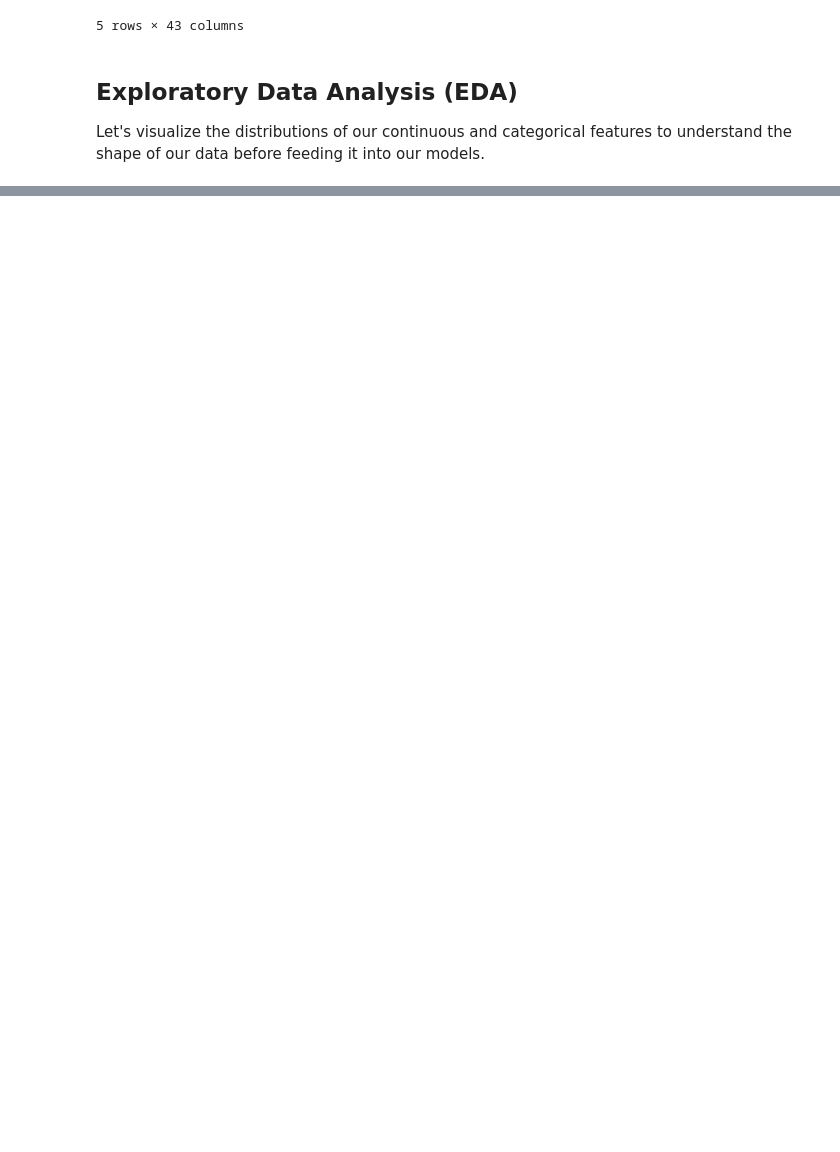
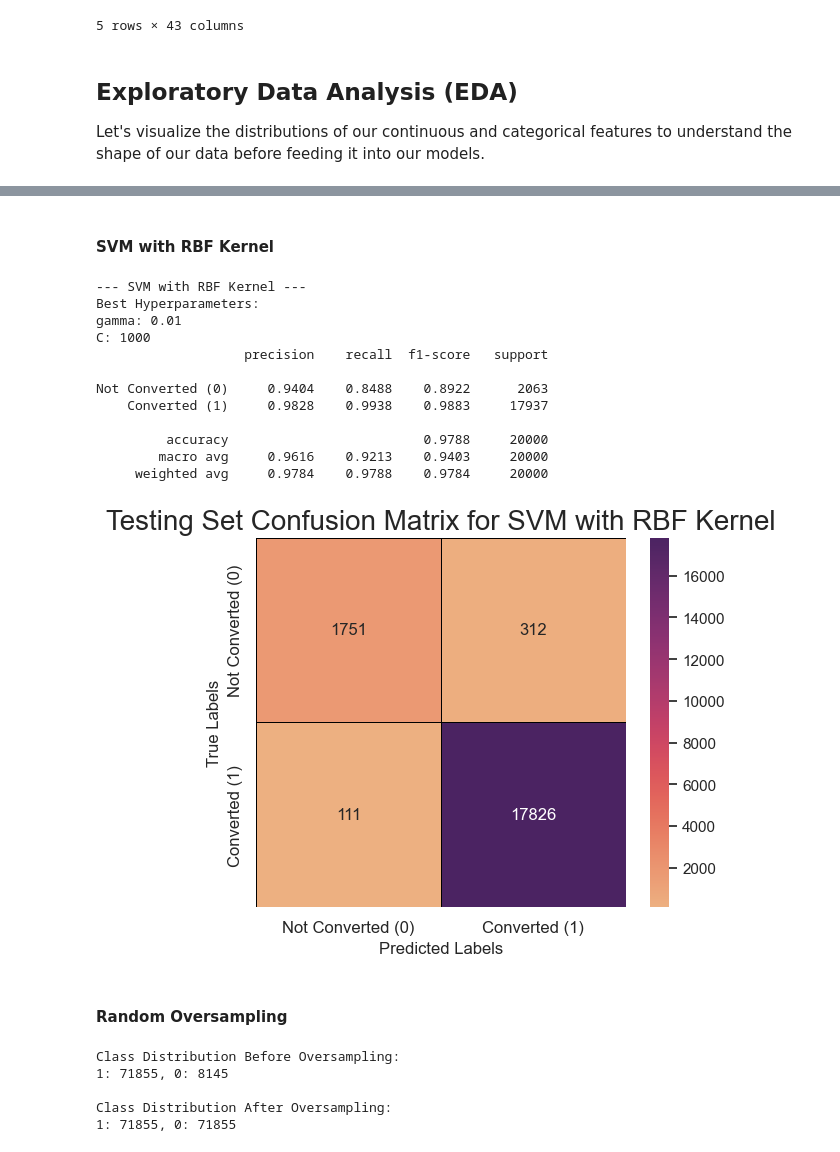
Before and after one commit to DanielDanyang/ECS171-Group10, a Jupyter notebook: final_project.ipynb, the cells around one changed output, grey strips where cells are left out. Cells and saved outputs as stored; diff of their text form; code cells hidden in the pictures; blank space fills up the shorter version.

```diff
--- a/final_project.ipynb
+++ b/final_project.ipynb
@@ -136,0 +216,80 @@ KeyboardInterrupt:
+# %% [markdown]
+#### SVM with RBF Kernel
+# %%
+# Create SVM classifier with RBF kernel
+# rbf_model = svm.SVC(kernel='rbf')
+#
+# # Specify hyperparameters to tune
+# param_dict = {'C': [0.1, 1, 10, 100, 1000],
+#               'gamma': [1, 0.1, 0.01, 0.001, 0.0001]}
+#
+# # Perform hyperparameter tuning with random search
+# random_search_rbf = RandomizedSearchCV(rbf_model, param_distributions=param_dict, n_iter=10, cv=5, verbose=2, n_jobs=-1)
+# random_search_rbf.fit(x_train, y_train)
+#
+# # Get best model
+# best_rbf_model = random_search_rbf.best_estimator_
+#
+# # Save SVM classifier with RBF kernel
+# joblib.dump(best_rbf_model, 'rbf_svm.joblib')
+
+# Load SVM model with RBF kernel that was optimized with random search
+rbf_svm = joblib.load('rbf_svm.joblib')
+
+# Make predictions on the testing set
+y_pred_rbf = rbf_svm.predict(x_test)
+
+# Display best hyperparameters
+print('--- SVM with RBF Kernel ---')
+print(f'Best Hyperparameters:\ngamma: {rbf_svm.gamma}\nC: {rbf_svm.C}')
+
+# Display metrics on the best RBF model
+class_report_rbf = classification_report(y_test, y_pred_rbf, target_names=['Not Converted (0)', 'Converted (1)'], digits=4)
+print(class_report_rbf)
+
+# Create confusion matrix for the testing set
+matrix_labels = ['Not Converted (0)', 'Converted (1)']
+rbf_matrix = confusion_matrix(y_test, y_pred_rbf)
+ax = plt.subplot()
+sns.heatmap(rbf_matrix, annot=True, fmt="g", ax=ax, cmap="flare",
+            linewidths=0.5, linecolor="black", square=True)
+ax.set_title("Testing Set Confusion Matrix for SVM with RBF Kernel", fontsize=20)
+ax.set_xlabel("Predicted Labels", fontsize=12)
+ax.set_ylabel("True Labels", fontsize=12)
+ax.xaxis.set_ticklabels(matrix_labels, fontsize=12)
+ax.yaxis.set_ticklabels(matrix_labels, fontsize=12)
+plt.show()
+# %% [output]
+--- SVM with RBF Kernel ---
+Best Hyperparameters:
+gamma: 0.01
+C: 1000
+                   precision    recall  f1-score   support
+
+Not Converted (0)     0.9404    0.8488    0.8922      2063
+    Converted (1)     0.9828    0.9938    0.9883     17937
+
+         accuracy                         0.9788     20000
+        macro avg     0.9616    0.9213    0.9403     20000
+     weighted avg     0.9784    0.9788    0.9784     20000
+[figure, added]
+# %% [markdown]
+#### Random Oversampling
+# %%
+# Use random oversampling
+oversample = RandomOverSampler(random_state=0)
+
+# Apply oversampling to the data
+x_over, y_over = oversample.fit_resample(x_train, y_train)
+
+# Summarize the 'conversions' class distribution
+distribution = dict(Counter(y_train.to_numpy().ravel()))
+over_distribution = dict(Counter(y_over.to_numpy().ravel()))
+print(f'Class Distribution Before Oversampling:\n1: {distribution[1]}, 0: {distribution[0]}')
+print(f'\nClass Distribution After Oversampling:\n1: {over_distribution[1]}, 0: {over_distribution[0]}')
+# %% [output]
+Class Distribution Before Oversampling:
+1: 71855, 0: 8145
+
+Class Distribution After Oversampling:
+1: 71855, 0: 71855
```
Also changed, not shown: parts of 21 cells of this notebook, 13 other files.
